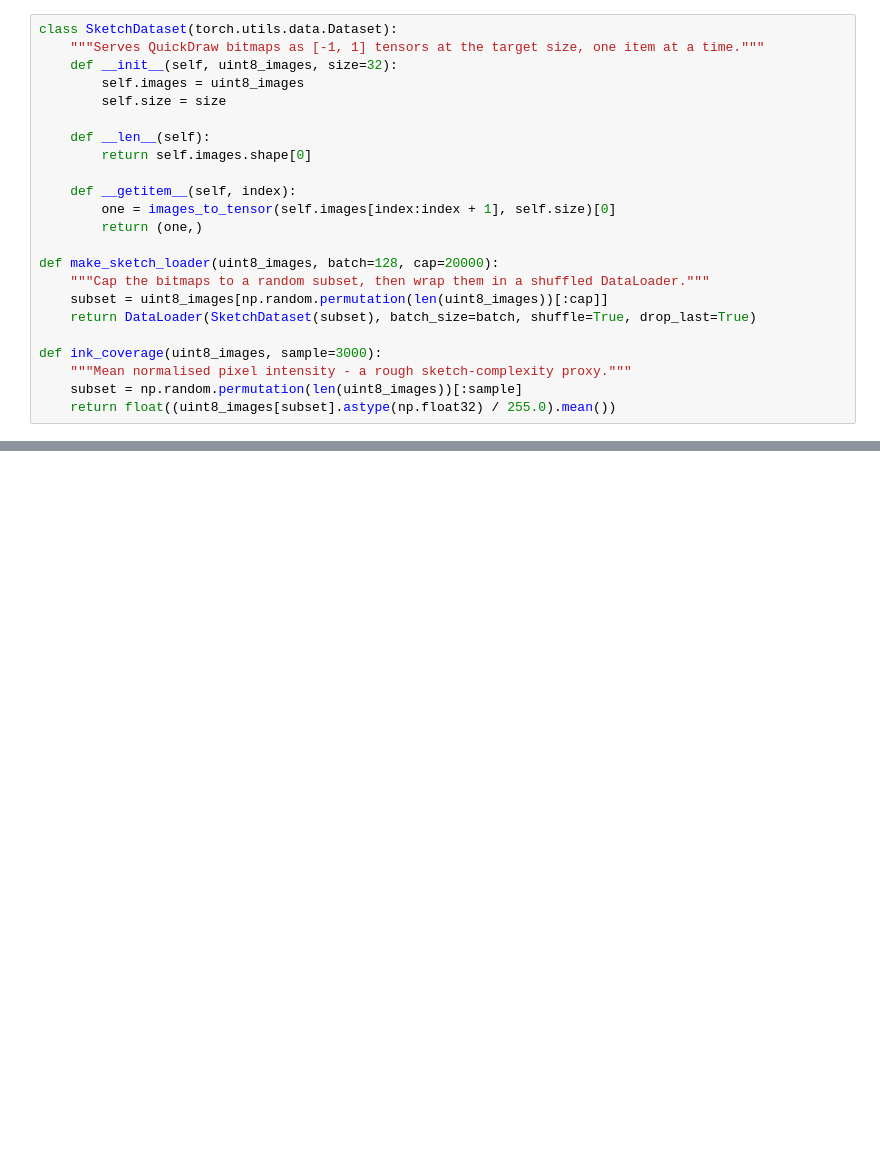
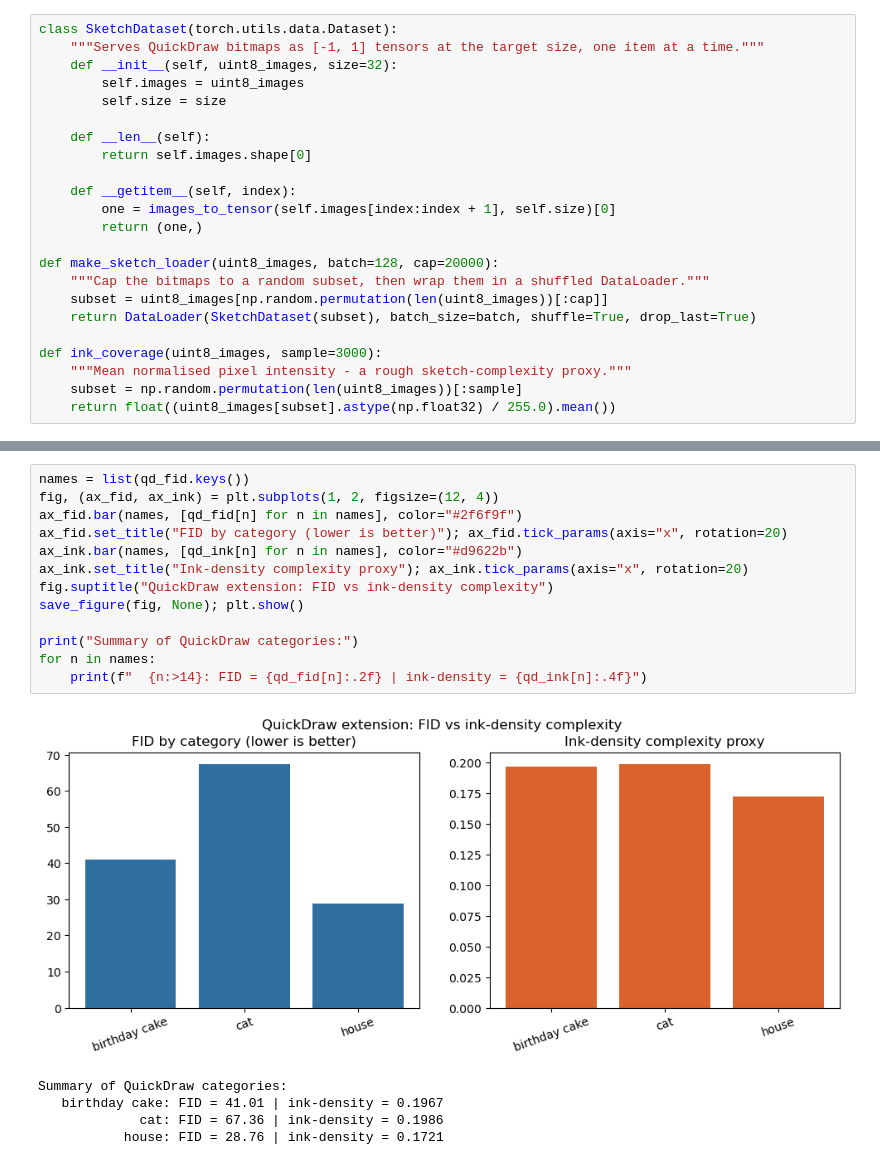
Before and after one commit to nithinreddy2003/GAN_Assignments_Testing, a Jupyter notebook: GAN_Assignment_Set4_Final.ipynb, the cells around one changed output, grey strips where cells are left out. Drawn from its saved outputs; the diff is of its cells as text; blank space fills up the shorter version.

```diff
--- a/GAN_Assignment_Set4_Final.ipynb
+++ b/GAN_Assignment_Set4_Final.ipynb
@@ -1449,3 +1508,22 @@ for n in sorted(names, key=lambda k: qd_ink[k]):
+# %%
+names = list(qd_fid.keys())
+fig, (ax_fid, ax_ink) = plt.subplots(1, 2, figsize=(12, 4))
+ax_fid.bar(names, [qd_fid[n] for n in names], color="#2f6f9f")
+ax_fid.set_title("FID by category (lower is better)"); ax_fid.tick_params(axis="x", rotation=20)
+ax_ink.bar(names, [qd_ink[n] for n in names], color="#d9622b")
+ax_ink.set_title("Ink-density complexity proxy"); ax_ink.tick_params(axis="x", rotation=20)
+fig.suptitle("QuickDraw extension: FID vs ink-density complexity")
+save_figure(fig, None); plt.show()
+
+print("Summary of QuickDraw categories:")
+for n in names:
+    print(f"  {n:>14}: FID = {qd_fid[n]:.2f} | ink-density = {qd_ink[n]:.4f}")
+# %% [output]
+[figure, added]
+Summary of QuickDraw categories:
+   birthday cake: FID = 41.01 | ink-density = 0.1967
+             cat: FID = 67.36 | ink-density = 0.1986
+           house: FID = 28.76 | ink-density = 0.1721
 # %% [markdown]
 ## 2.3 reflection
 
```
Also changed, not shown: parts of 52 cells of this notebook.
